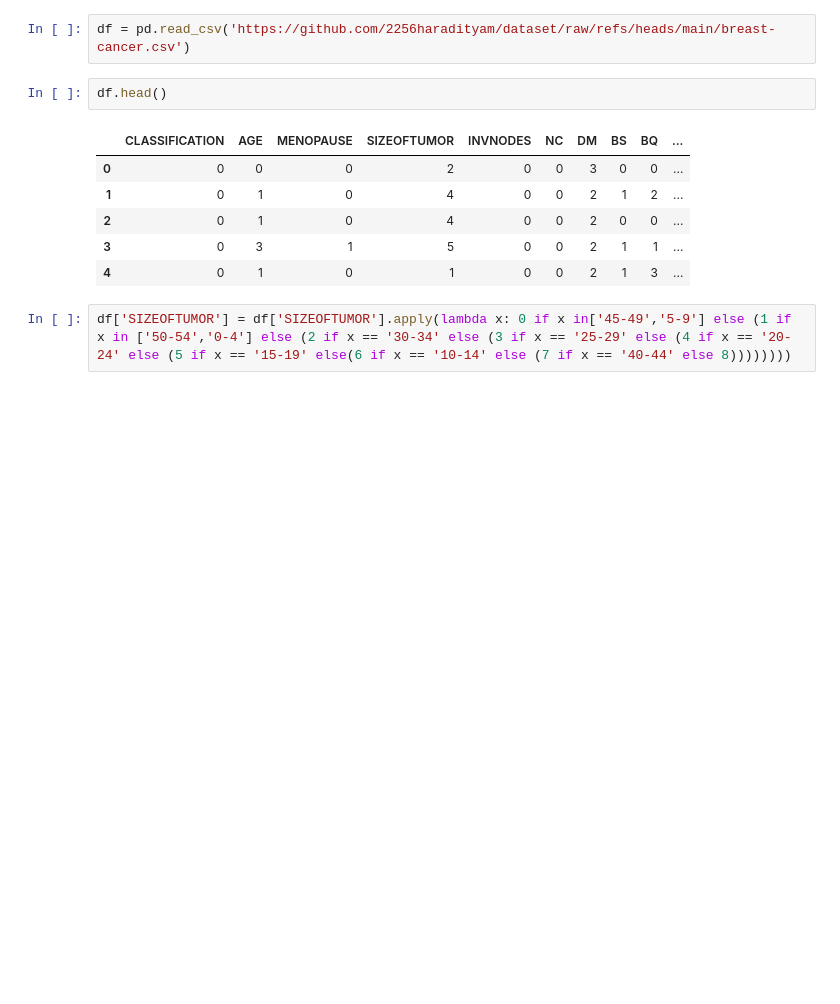
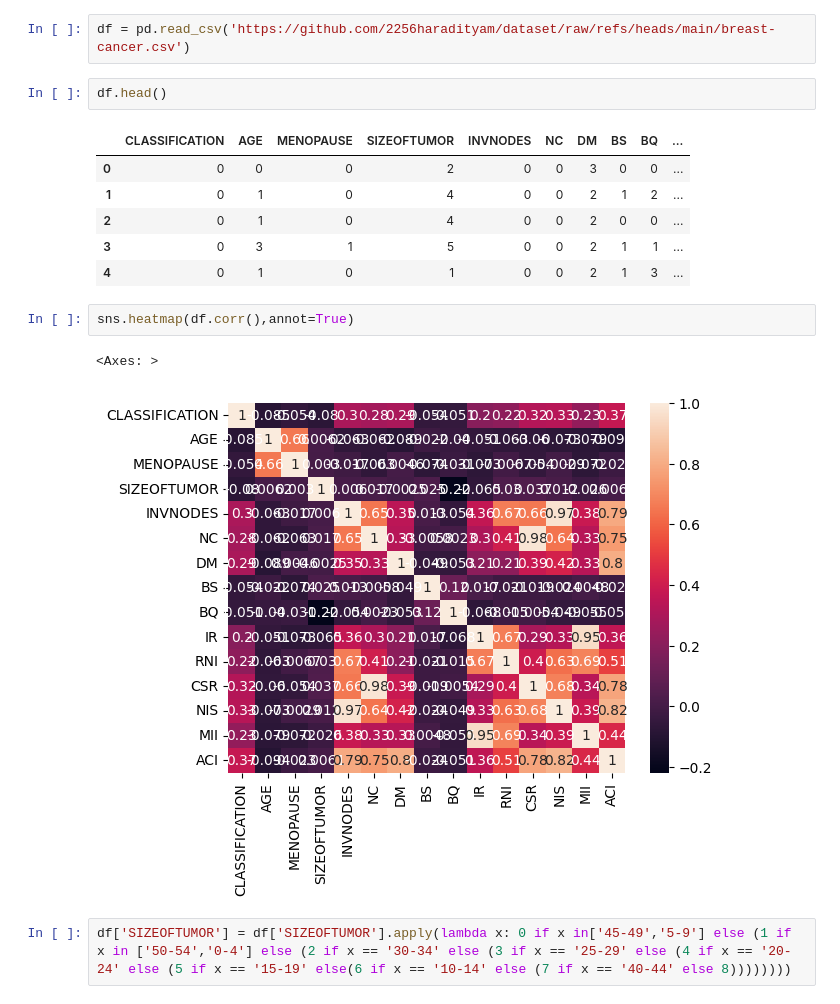
Before and after one commit to 2256haradityam/Projects, a Jupyter notebook: CARPRICEPREDICTION.ipynb, the cells around one changed output. Cells and saved outputs as stored; diff of their text form; blank space fills up the shorter version.

```diff
--- a/CARPRICEPREDICTION.ipynb
+++ b/CARPRICEPREDICTION.ipynb
@@ -18,6 +18,11 @@ df.head()
 | 2 | 0 | 1 | 0 | 4 | 0 | 0 | 2 | 0 | 0 | ... |
 | 3 | 0 | 3 | 1 | 5 | 0 | 0 | 2 | 1 | 1 | ... |
 | 4 | 0 | 1 | 0 | 1 | 0 | 0 | 2 | 1 | 3 | ... |
+# %%
+sns.heatmap(df.corr(),annot=True)
+# %% [output]
+<Axes: >
+[figure, added]
 # %%
 df['SIZEOFTUMOR'] = df['SIZEOFTUMOR'].apply(lambda x: 0 if x in['45-49','5-9'] else (1 if x in ['50-54','0-4'] else (2 if x == '30-34' else (3 if x == '25-29' else (4 if x == '20-24' else (5 if x == '15-19' else(6 if x == '10-14' else (7 if x == '40-44' else 8))))))))
 # %%
```
Also changed, not shown: parts of 11 cells of this notebook.
